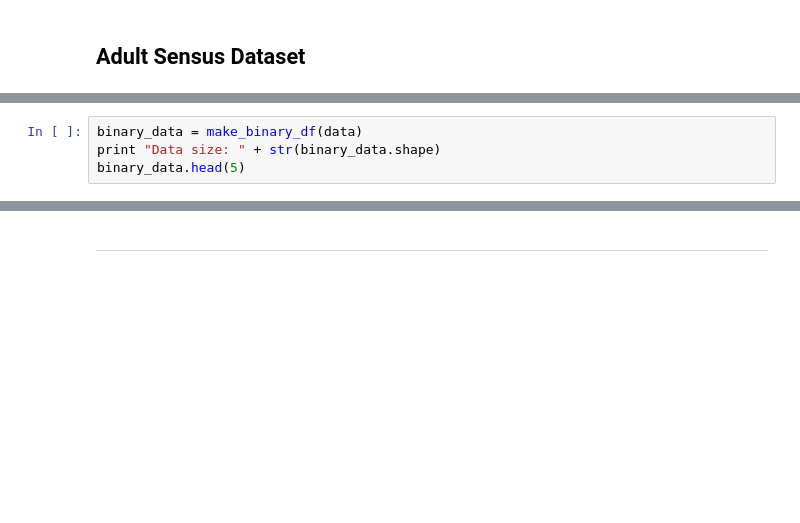
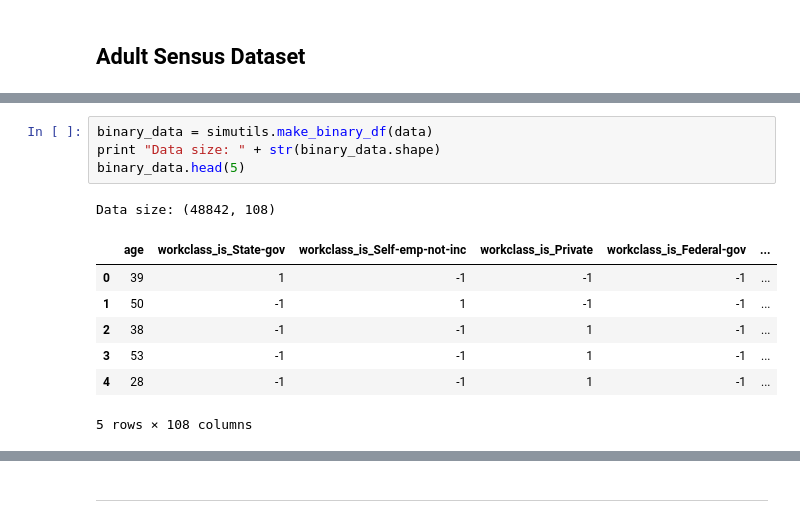
Before and after one commit to pbailis/fast-tpcc-repo, a Jupyter notebook: pysim/sklearn/DataTesting.ipynb, the cells around one changed output, grey strips where cells are left out. Drawn from its saved outputs; the diff is of its cells as text; blank space fills up the shorter version.

```diff
--- a/pysim/sklearn/DataTesting.ipynb
+++ b/pysim/sklearn/DataTesting.ipynb
@@ -187,7 +216,16 @@ data.head(5)
 # %%
-binary_data = make_binary_df(data)
+binary_data = simutils.make_binary_df(data)
 print "Data size: " + str(binary_data.shape)
 binary_data.head(5)
+# %% [output]
+Data size: (48842, 108)
+|  | age | workclass_is_State-gov | workclass_is_Self-emp-not-inc | workclass_is_Private | workclass_is_Federal-gov | ... |
+| 0 | 39 | 1 | -1 | -1 | -1 | ... |
+| 1 | 50 | -1 | 1 | -1 | -1 | ... |
+| 2 | 38 | -1 | -1 | 1 | -1 | ... |
+| 3 | 53 | -1 | -1 | 1 | -1 | ... |
+| 4 | 28 | -1 | -1 | 1 | -1 | ... |
+5 rows × 108 columns
 # %%
 X = binary_data.drop(">50k", axis=1).as_matrix()
 Y = binary_data[">50k"].as_matrix()
```
Also changed, not shown: parts of 26 cells of this notebook, 1 other file.
